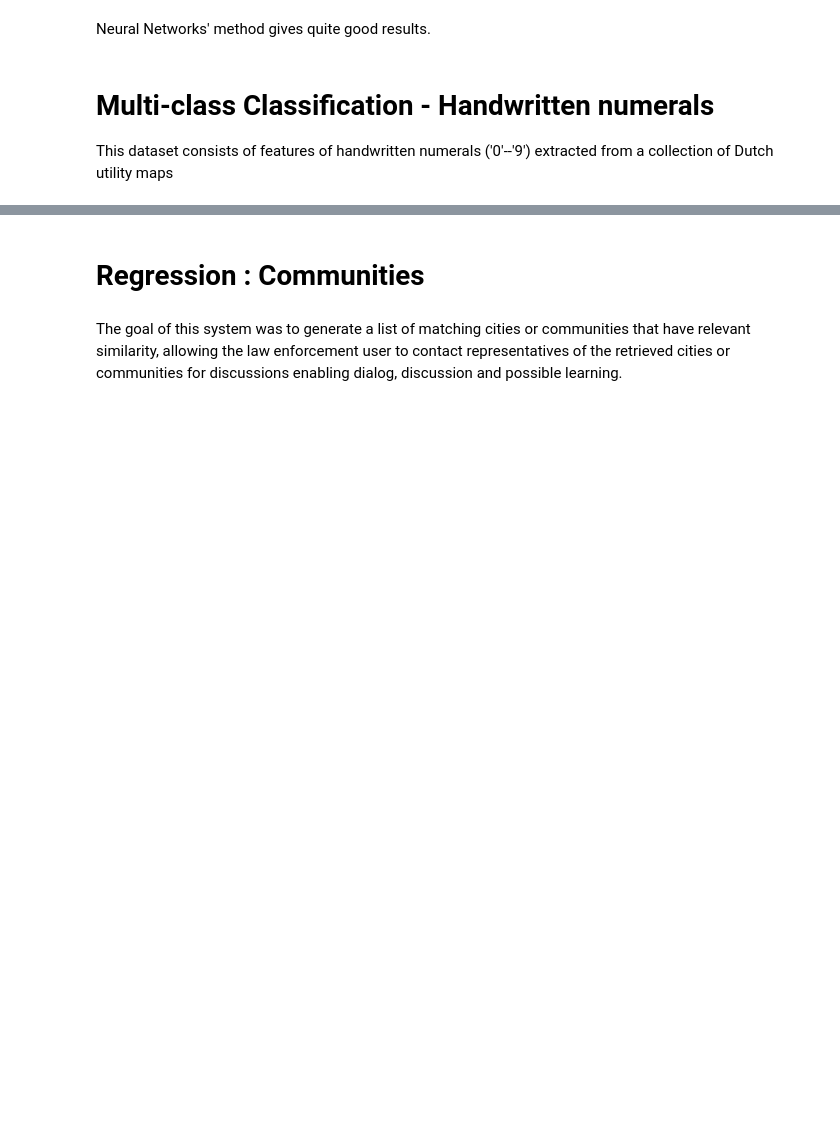
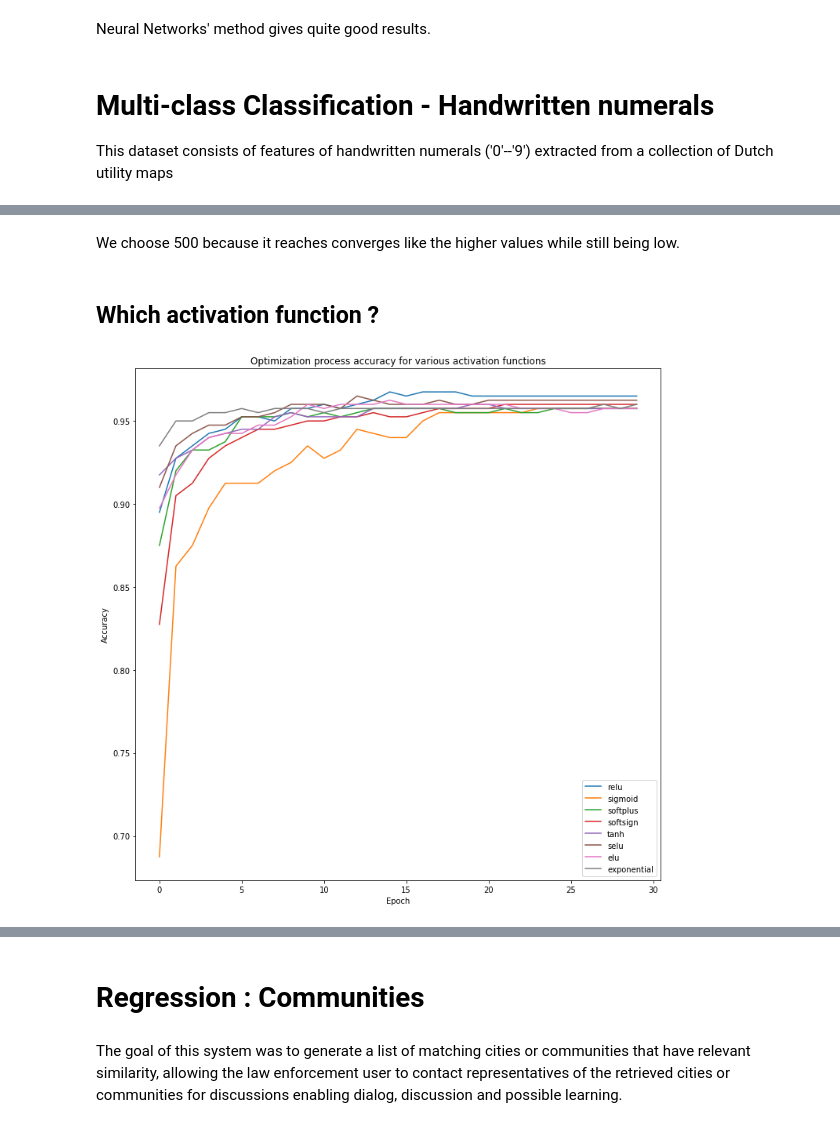
Before and after one commit to geoffmt/SDTSIA-210, a Jupyter notebook: Projet.ipynb, the cells around one changed output, grey strips where cells are left out. Cells and saved outputs as stored; diff of their text form; code cells hidden in the pictures; blank space fills up the shorter version.

```diff
--- a/Projet.ipynb
+++ b/Projet.ipynb
@@ -1039,0 +1106,32 @@ plt.show()
+# %% [markdown]
+We choose 500 because it reaches converges like the higher values while still being low.
+# %% [markdown]
+## Which activation function ?
+# %%
+activation_func = ['relu','sigmoid','softplus','softsign','tanh','selu','elu','exponential']
+n_h = 500
+n_o = 10
+epochs = 30
+
+lr = [0.0001, 0.001, 0.01, 0.1, 1, 10, 50, 100]
+plt.figure(figsize=(12, 12))
+
+for i in range(len(activation_func)):
+    model = Sequential()
+    model.add(Dense(n_h, input_dim=n_i))
+    model.add(Activation(activation_func[i]))
+    model.add(Dense(n_o))
+    model.add(Activation("softmax"))
+
+    model.compile(optimizer=optimizers.SGD(lr=0.01),
+                loss='categorical_crossentropy', metrics=['categorical_accuracy'])
+    f = model.fit(X_train, y_train, epochs=epochs, batch_size=32, verbose=False, validation_data=(X_test, y_test))
+    plt.plot(f.history['val_categorical_accuracy'], label=activation_func[i])
+
+plt.title('Optimization process accuracy for various activation functions')
+plt.ylabel('Accuracy')
+plt.xlabel('Epoch')
+plt.legend()
+plt.show()
+# %% [output]
+[figure, added]
```
Also changed, not shown: parts of 22 cells of this notebook.
